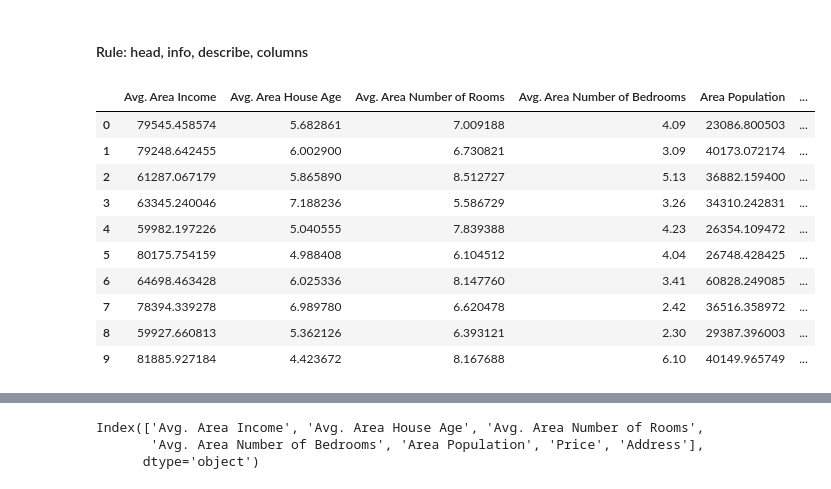
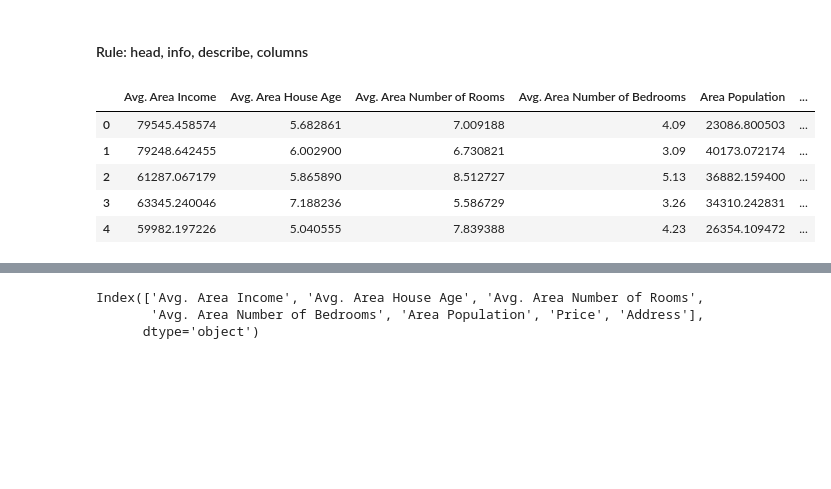
Before and after one commit to sbazmi90/Machine_Learning_Projects, a Jupyter notebook: Linear_Regression/Project_1/Project_1.ipynb, the cells around one changed output, grey strips where cells are left out. Cells and saved outputs as stored; diff of their text form; code cells hidden in the pictures; blank space fills up the shorter version.

```diff
--- a/Linear_Regression/Project_1/Project_1.ipynb
+++ b/Linear_Regression/Project_1/Project_1.ipynb
@@ -37,19 +37,14 @@ Toronto_Housing = pd.read_csv('Toronto_Housing.csv')
 # %% [markdown]
 #### Rule: head, info, describe, columns
 # %%
-Toronto_Housing.head(10)
+Toronto_Housing.head(5)
 # %% [output]
 |  | Avg. Area Income | Avg. Area House Age | Avg. Area Number of Rooms | Avg. Area Number of Bedrooms | Area Population | ... |
 | 0 | 79545.458574 | 5.682861 | 7.009188 | 4.09 | 23086.800503 | ... |
 | 1 | 79248.642455 | 6.002900 | 6.730821 | 3.09 | 40173.072174 | ... |
 | 2 | 61287.067179 | 5.865890 | 8.512727 | 5.13 | 36882.159400 | ... |
 | 3 | 63345.240046 | 7.188236 | 5.586729 | 3.26 | 34310.242831 | ... |
 | 4 | 59982.197226 | 5.040555 | 7.839388 | 4.23 | 26354.109472 | ... |
-| 5 | 80175.754159 | 4.988408 | 6.104512 | 4.04 | 26748.428425 | ... |
-| 6 | 64698.463428 | 6.025336 | 8.147760 | 3.41 | 60828.249085 | ... |
-| 7 | 78394.339278 | 6.989780 | 6.620478 | 2.42 | 36516.358972 | ... |
-| 8 | 59927.660813 | 5.362126 | 6.393121 | 2.30 | 29387.396003 | ... |
-| 9 | 81885.927184 | 4.423672 | 8.167688 | 6.10 | 40149.965749 | ... |
 # %%
 Toronto_Housing.info()
 # %% [output]
```
Also changed, not shown: 4 other files.
